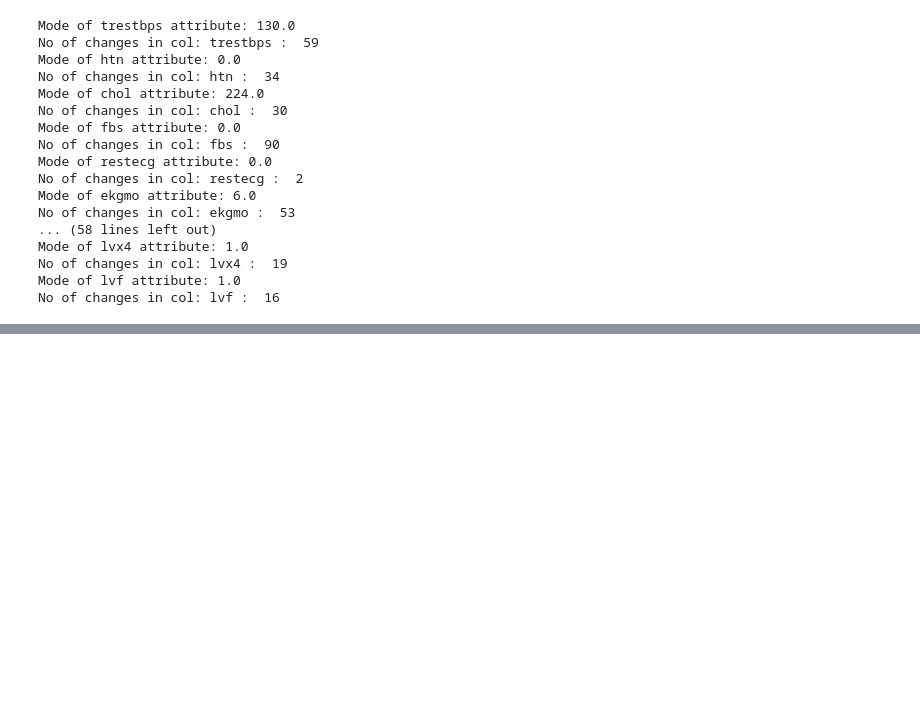
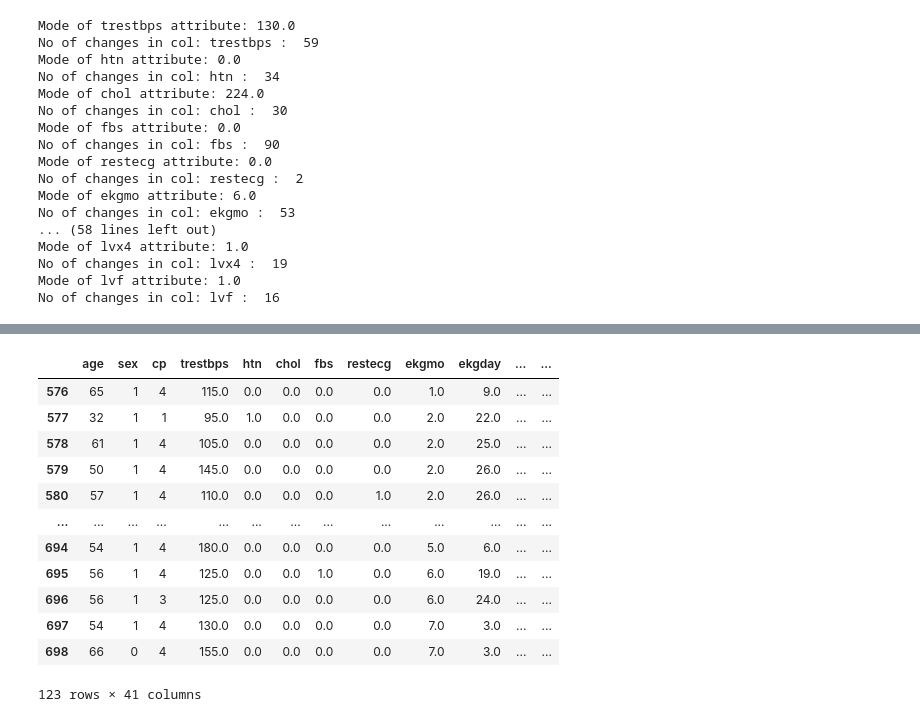
Before and after one commit to Meivenkatkumar/ensembledetection, a Jupyter notebook: data processing/preprocess_complete.ipynb, the cells around one changed output, grey strips where cells are left out. Saved outputs shown, nothing was run; the diff lists cells and outputs as text; code cells hidden in the pictures; blank space fills up the shorter version.

```diff
--- a/data processing/preprocess_complete.ipynb
+++ b/data processing/preprocess_complete.ipynb
@@ -967,0 +1018,16 @@ No of changes in col: lvf :  16
+# %%
+switzerland_data
+# %% [output]
+|  | age | sex | cp | trestbps | htn | chol | fbs | restecg | ekgmo | ekgday | ... | ... |
+| 576 | 65 | 1 | 4 | 115.0 | 0.0 | 0.0 | 0.0 | 0.0 | 1.0 | 9.0 | ... | ... |
+| 577 | 32 | 1 | 1 | 95.0 | 1.0 | 0.0 | 0.0 | 0.0 | 2.0 | 22.0 | ... | ... |
+| 578 | 61 | 1 | 4 | 105.0 | 0.0 | 0.0 | 0.0 | 0.0 | 2.0 | 25.0 | ... | ... |
+| 579 | 50 | 1 | 4 | 145.0 | 0.0 | 0.0 | 0.0 | 0.0 | 2.0 | 26.0 | ... | ... |
+| 580 | 57 | 1 | 4 | 110.0 | 0.0 | 0.0 | 0.0 | 1.0 | 2.0 | 26.0 | ... | ... |
+| ... | ... | ... | ... | ... | ... | ... | ... | ... | ... | ... | ... | ... |
+| 694 | 54 | 1 | 4 | 180.0 | 0.0 | 0.0 | 0.0 | 0.0 | 5.0 | 6.0 | ... | ... |
+| 695 | 56 | 1 | 4 | 125.0 | 0.0 | 0.0 | 1.0 | 0.0 | 6.0 | 19.0 | ... | ... |
+| 696 | 56 | 1 | 3 | 125.0 | 0.0 | 0.0 | 0.0 | 0.0 | 6.0 | 24.0 | ... | ... |
+| 697 | 54 | 1 | 4 | 130.0 | 0.0 | 0.0 | 0.0 | 0.0 | 7.0 | 3.0 | ... | ... |
+| 698 | 66 | 0 | 4 | 155.0 | 0.0 | 0.0 | 0.0 | 0.0 | 7.0 | 3.0 | ... | ... |
+123 rows × 41 columns
```
Also changed, not shown: parts of 9 cells of this notebook, 16 other files.
